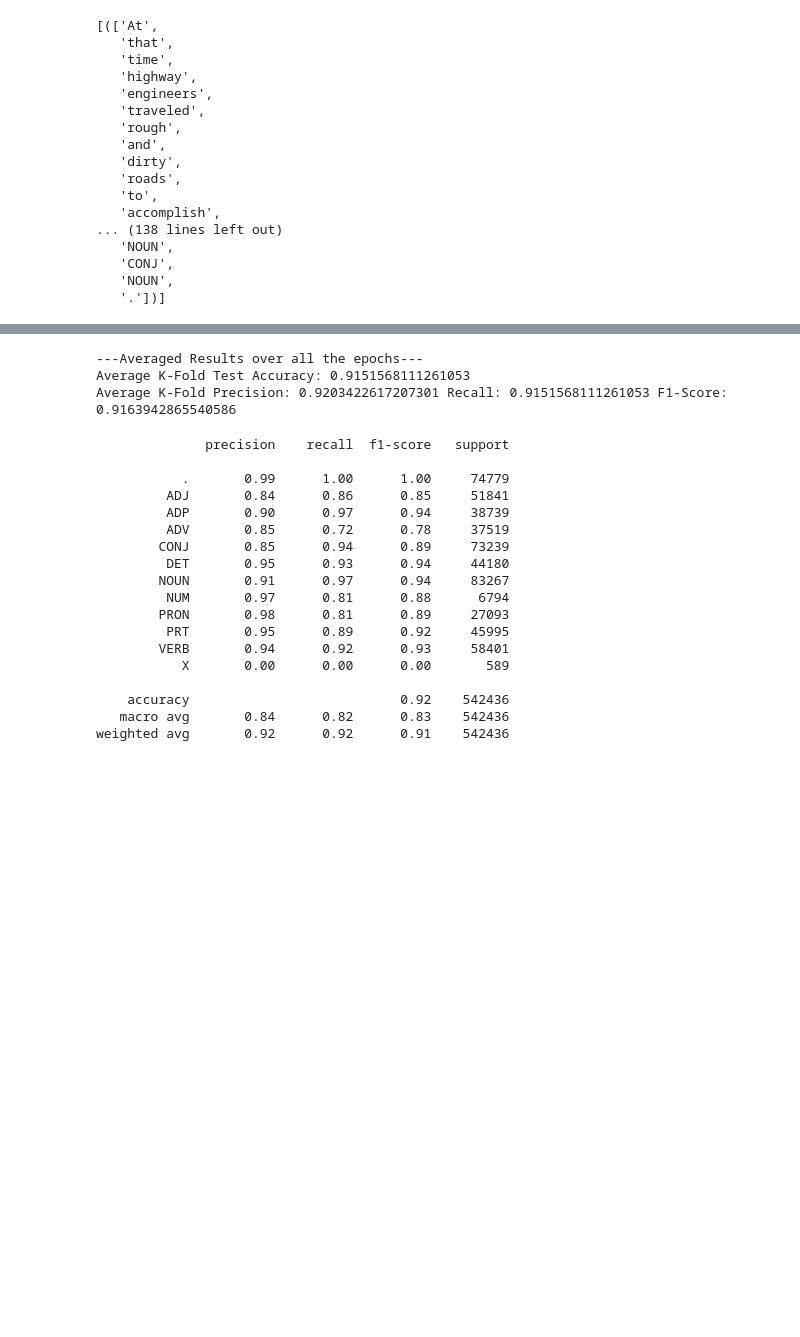
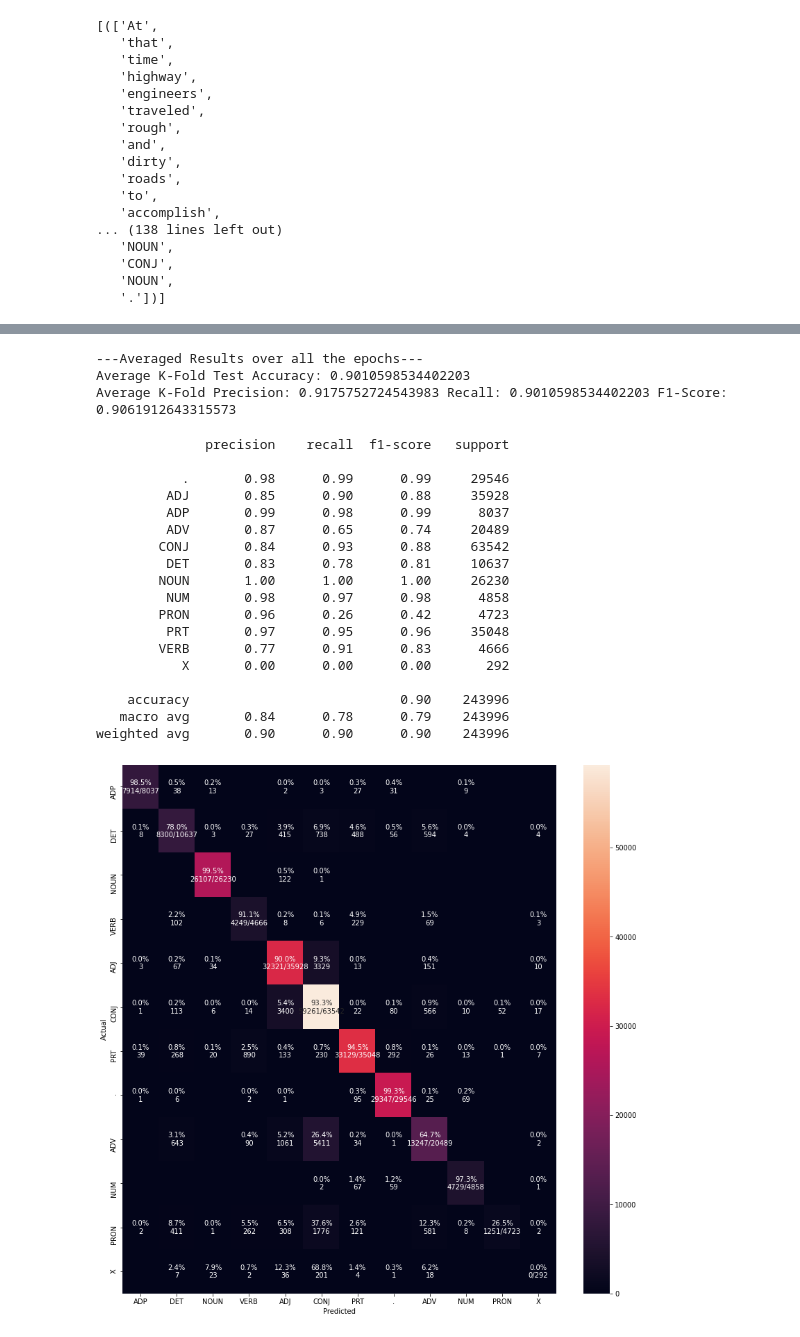
Before and after one commit to ShikharJ/CS563-NLP, a Jupyter notebook: Assignment 3/POS_BiLSTM.ipynb, the cells around one changed output, grey strips where cells are left out. Cells and saved outputs as stored; diff of their text form; code cells hidden in the pictures; blank space fills up the shorter version.

```diff
--- a/Assignment 3/POS_BiLSTM.ipynb
+++ b/Assignment 3/POS_BiLSTM.ipynb
@@ -210,8 +213,8 @@ for fold_num, (train_index, test_index) in enumerate(kf.split(parsed_sentences))
                 else:
                     y_pred_nopad.append(predictions_argmax[i][j])
 
-    preds_all_folds.extend(y_pred_nopad)
-    golds_all_folds.extend(y_true_nopad)
+    preds_all_folds.append(y_pred_nopad)
+    golds_all_folds.append(y_true_nopad)
 
     y_pred_nopad = np.asarray(y_pred_nopad)
     y_true_nopad = np.asarray(y_true_nopad)
@@ -275,32 +278,32 @@ Fold 3 Precision: 0.9270181956445921 Recall: 0.9274729012801978 F1-Score: 0.9254
 # %%
 print("---Averaged Results over all the epochs---")
-test_accuracy = (np.asarray(preds_all_folds) == np.asarray(golds_all_folds)).mean()
+test_accuracy = (np.asarray(preds_all_folds[0]) == np.asarray(golds_all_folds[0])).mean()
 print('Average K-Fold Test Accuracy: {}'.format(test_accuracy))
-prec, rec, fscore, _ = precision_recall_fscore_support(preds_all_folds, golds_all_folds, average = 'weighted')
+prec, rec, fscore, _ = precision_recall_fscore_support(preds_all_folds[0], golds_all_folds[0], average = 'weighted')
 print('Average K-Fold Precision: {} Recall: {} F1-Score: {}'.format(prec, rec, fscore))
 # %% [output]
 ---Averaged Results over all the epochs---
-Average K-Fold Test Accuracy: 0.9151568111261053
-Average K-Fold Precision: 0.9203422617207301 Recall: 0.9151568111261053 F1-Score: 0.9163942865540586
+Average K-Fold Test Accuracy: 0.9010598534402203
+Average K-Fold Precision: 0.9175752724543983 Recall: 0.9010598534402203 F1-Score: 0.9061912643315573
 # %%
 id2tag = {v: k for k, v in tag2id.items()}
-print(classification_report([id2tag[i] for i in golds_all_folds], [id2tag[i] for i in preds_all_folds]))
+print(classification_report([id2tag[i] for i in golds_all_folds[0]], [id2tag[i] for i in preds_all_folds[0]]))
 # %% [output]
               precision    recall  f1-score   support
 
-           .       0.99      1.00      1.00     74779
-         ADJ       0.84      0.86      0.85     51841
-         ADP       0.90      0.97      0.94     38739
-         ADV       0.85      0.72      0.78     37519
-        CONJ       0.85      0.94      0.89     73239
-         DET       0.95      0.93      0.94     44180
-        NOUN       0.91      0.97      0.94     83267
-         NUM       0.97      0.81      0.88      6794
-        PRON       0.98      0.81      0.89     27093
-         PRT       0.95      0.89      0.92     45995
-        VERB       0.94      0.92      0.93     58401
-           X       0.00      0.00      0.00       589
+           .       0.98      0.99      0.99     29546
+         ADJ       0.85      0.90      0.88     35928
+         ADP       0.99      0.98      0.99      8037
+         ADV       0.87      0.65      0.74     20489
+        CONJ       0.84      0.93      0.88     63542
+         DET       0.83      0.78      0.81     10637
+        NOUN       1.00      1.00      1.00     26230
+         NUM       0.98      0.97      0.98      4858
+        PRON       0.96      0.26      0.42      4723
+         PRT       0.97      0.95      0.96     35048
+        VERB       0.77      0.91      0.83      4666
+           X       0.00      0.00      0.00       292
 
-    accuracy                           0.92    542436
-   macro avg       0.84      0.82      0.83    542436
-weighted avg       0.92      0.92      0.91    542436
+    accuracy                           0.90    243996
+   macro avg       0.84      0.78      0.79    243996
+weighted avg       0.90      0.90      0.90    243996
@@ -306,0 +354,4 @@ weighted avg       0.92      0.92      0.91    542436
+# %%
+cm_analysis([id2tag[i] for i in golds_all_folds[0]], [id2tag[i] for i in preds_all_folds[0]], sorted(tag2id.keys(), key=lambda k: tag2id[k])[1:], ymap=None, figsize=(14, 14))
+# %% [output]
+[figure, added]
```
Also changed, not shown: parts of 5 cells of this notebook, 1 other file.
